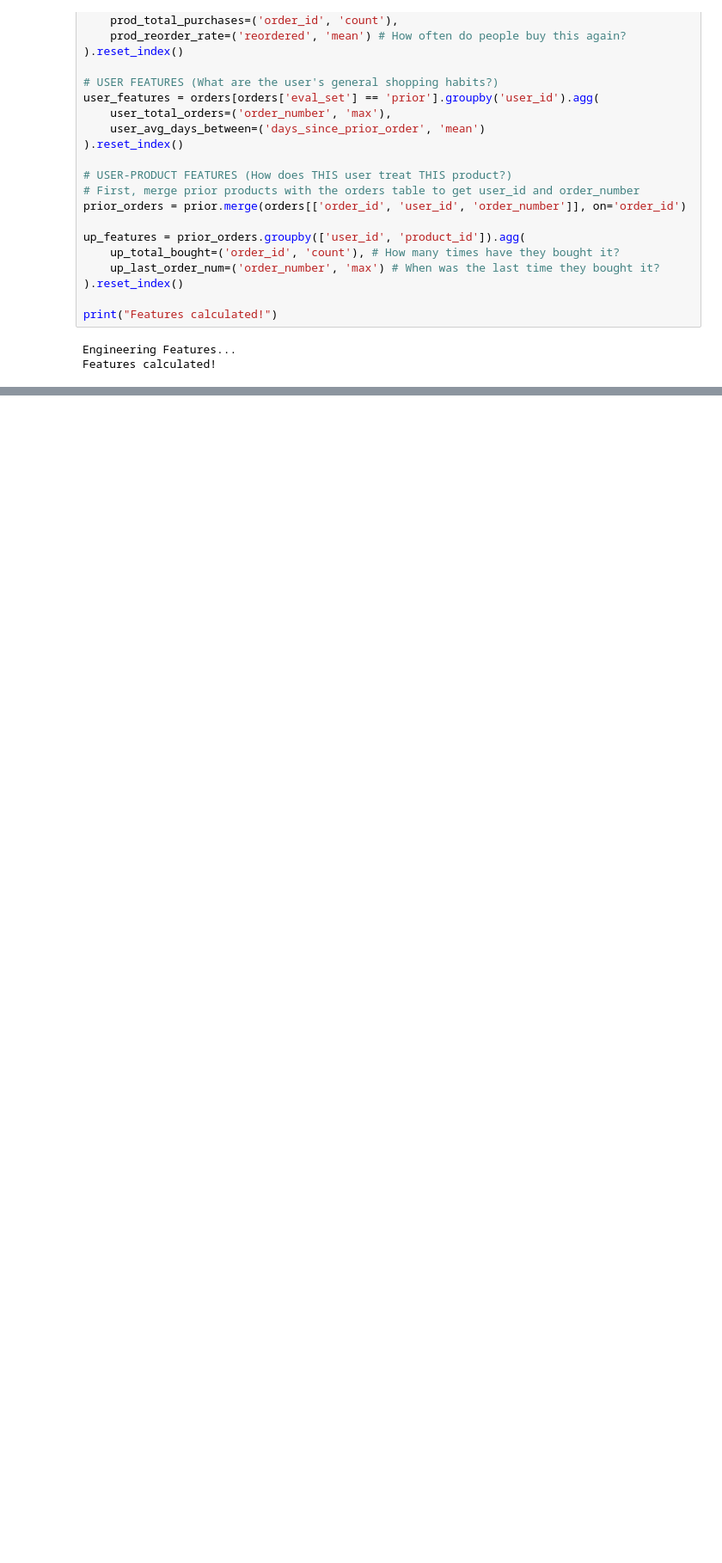
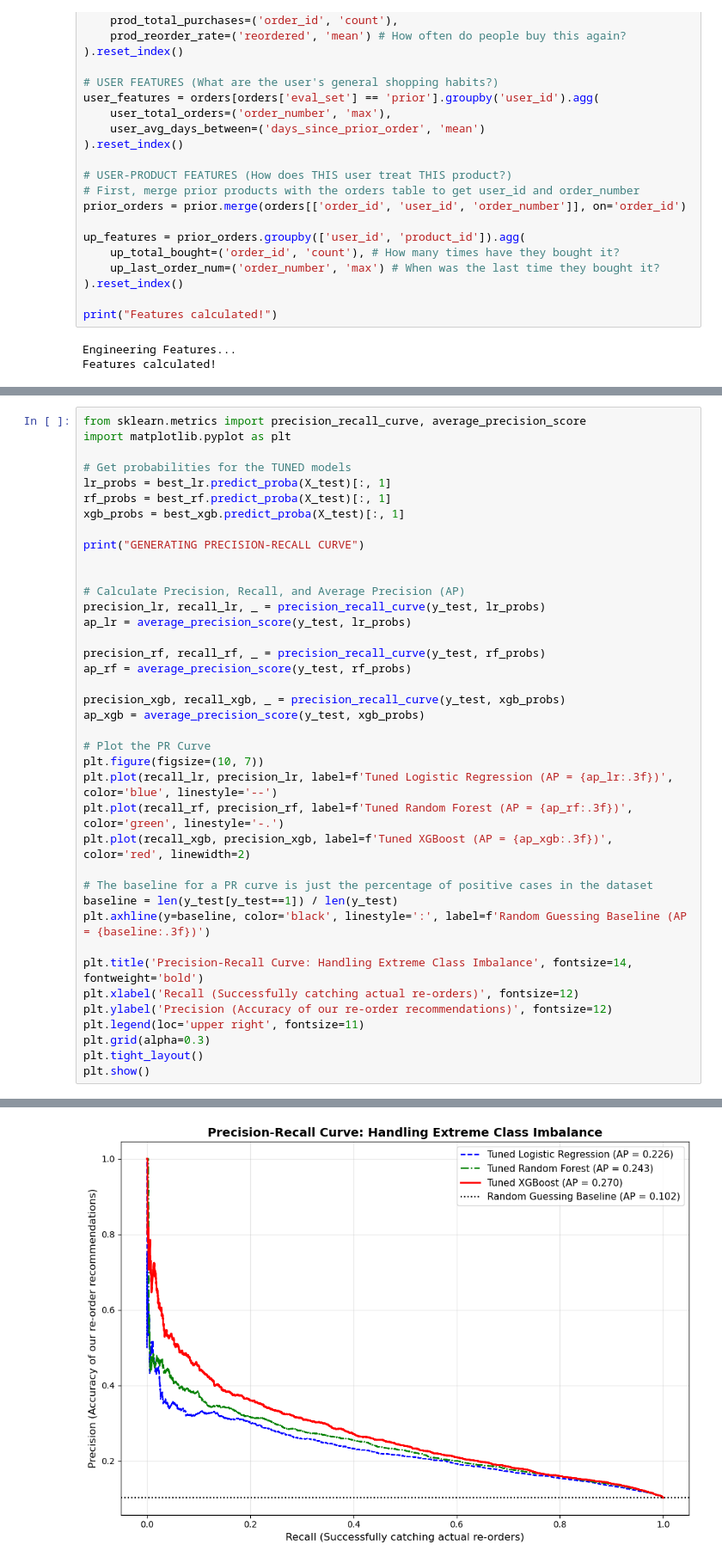
Before and after one commit to graciesearle/AAI, a Jupyter notebook: Task 1.ipynb, the cells around one changed output, grey strips where cells are left out. Shown at 86% size. Drawn from its saved outputs; the diff is of its cells as text; blank space fills up the shorter version.

Commit message:
Updated Model

```diff
--- a/Task 1.ipynb
+++ b/Task 1.ipynb
@@ -199,0 +339,40 @@ Passing `palette` without assigning `hue` is deprecated and will be removed in v
+# %%
+from sklearn.metrics import precision_recall_curve, average_precision_score
+import matplotlib.pyplot as plt
+
+# Get probabilities for the TUNED models
+lr_probs = best_lr.predict_proba(X_test)[:, 1]
+rf_probs = best_rf.predict_proba(X_test)[:, 1]
+xgb_probs = best_xgb.predict_proba(X_test)[:, 1]
+
+print("GENERATING PRECISION-RECALL CURVE")
+
+
+# Calculate Precision, Recall, and Average Precision (AP)
+precision_lr, recall_lr, _ = precision_recall_curve(y_test, lr_probs)
+ap_lr = average_precision_score(y_test, lr_probs)
+
+precision_rf, recall_rf, _ = precision_recall_curve(y_test, rf_probs)
+ap_rf = average_precision_score(y_test, rf_probs)
+
+precision_xgb, recall_xgb, _ = precision_recall_curve(y_test, xgb_probs)
+ap_xgb = average_precision_score(y_test, xgb_probs)
+
+# Plot the PR Curve
+plt.figure(figsize=(10, 7))
+plt.plot(recall_lr, precision_lr, label=f'Tuned Logistic Regression (AP = {ap_lr:.3f})', color='blue', linestyle='--')
+plt.plot(recall_rf, precision_rf, label=f'Tuned Random Forest (AP = {ap_rf:.3f})', color='green', linestyle='-.')
+plt.plot(recall_xgb, precision_xgb, label=f'Tuned XGBoost (AP = {ap_xgb:.3f})', color='red', linewidth=2)
+
+# The baseline for a PR curve is just the percentage of positive cases in the dataset
+baseline = len(y_test[y_test==1]) / len(y_test)
+plt.axhline(y=baseline, color='black', linestyle=':', label=f'Random Guessing Baseline (AP = {baseline:.3f})')
+
+plt.title('Precision-Recall Curve: Handling Extreme Class Imbalance', fontsize=14, fontweight='bold')
+plt.xlabel('Recall (Successfully catching actual re-orders)', fontsize=12)
+plt.ylabel('Precision (Accuracy of our re-order recommendations)', fontsize=12)
+plt.legend(loc='upper right', fontsize=11)
+plt.grid(alpha=0.3)
+plt.tight_layout()
+plt.show()
+# %% [output]
@@ -199,0 +380 @@ Passing `palette` without assigning `hue` is deprecated and will be removed in v
+[figure, added]
```
Also changed, not shown: parts of 13 cells of this notebook.
